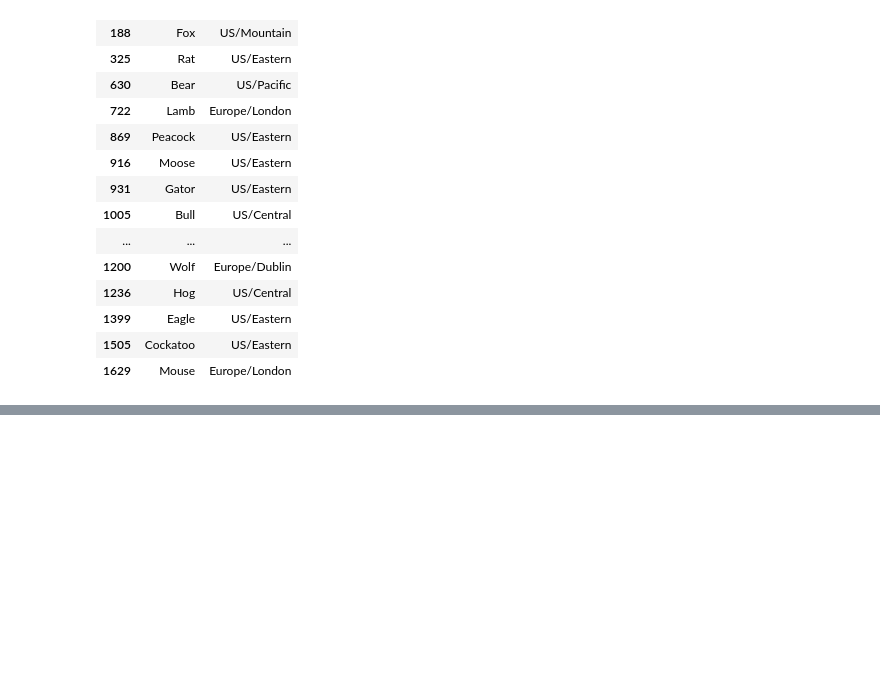
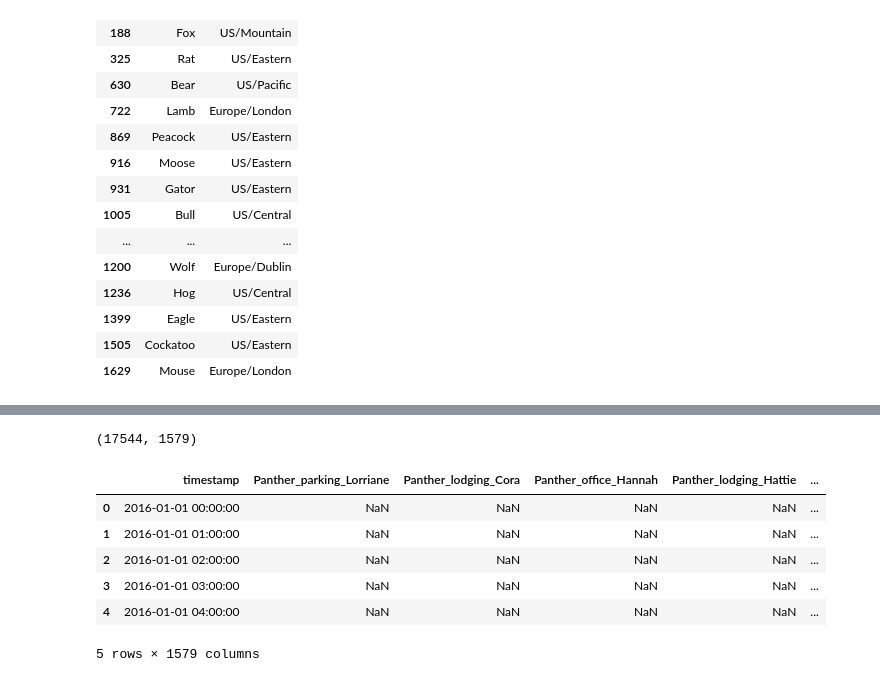
Before and after one commit to sevilkhojasteh/building-energy-trust, a Jupyter notebook: notebooks/01_explore.ipynb, the cells around one changed output, grey strips where cells are left out. Saved outputs shown, nothing was run; the diff lists cells and outputs as text; code cells hidden in the pictures; blank space fills up the shorter version.

```diff
--- a/notebooks/01_explore.ipynb
+++ b/notebooks/01_explore.ipynb
@@ -112,0 +107,14 @@ sum(df[["site_id","timezone"]].drop_duplicates().value_counts())
+# %%
+df_elec.shape
+# %% [output]
+(17544, 1579)
+# %%
+df_elec.head()
+# %% [output]
+|  | timestamp | Panther_parking_Lorriane | Panther_lodging_Cora | Panther_office_Hannah | Panther_lodging_Hattie | ... |
+| 0 | 2016-01-01 00:00:00 | NaN | NaN | NaN | NaN | ... |
+| 1 | 2016-01-01 01:00:00 | NaN | NaN | NaN | NaN | ... |
+| 2 | 2016-01-01 02:00:00 | NaN | NaN | NaN | NaN | ... |
+| 3 | 2016-01-01 03:00:00 | NaN | NaN | NaN | NaN | ... |
+| 4 | 2016-01-01 04:00:00 | NaN | NaN | NaN | NaN | ... |
+5 rows × 1579 columns
```
Also changed, not shown: parts of 20 cells of this notebook.
